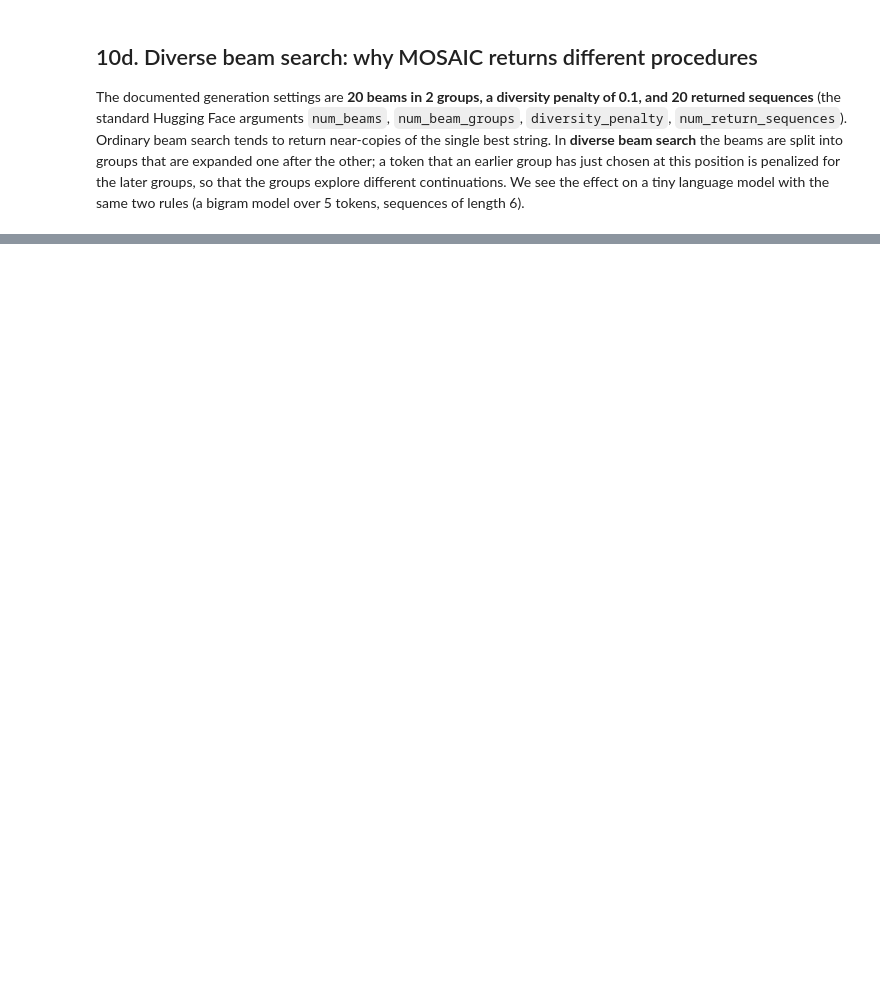
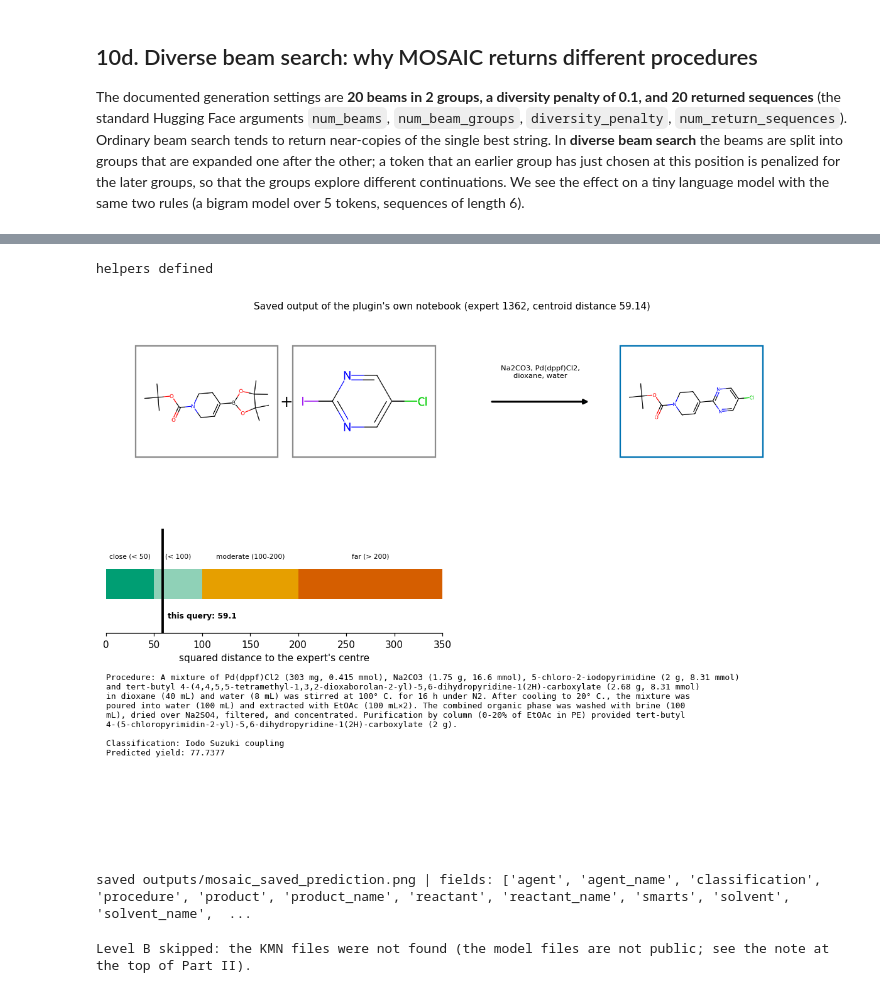
Before and after one commit to vbatista73/lecturenotes, a Jupyter notebook: chem584/Noteb/Blogs/B6c_mosaic_primer_colab.ipynb, the cells around one changed output, grey strips where cells are left out. Drawn from its saved outputs; the diff is of its cells as text; code cells hidden in the pictures; blank space fills up the shorter version.

Commit message:
Update CHEM584 notebooks

```diff
--- a/chem584/Noteb/Blogs/B6c_mosaic_primer_colab.ipynb
+++ b/chem584/Noteb/Blogs/B6c_mosaic_primer_colab.ipynb
@@ -835,0 +1178,66 @@ if not predictions: print("no model predictions in this session: only the Level
+# %%
+# ---------- Level A helpers: draw a prediction (reaction scheme, confidence gauge, domain composition, text) ----------
+from matplotlib.offsetbox import AnnotationBbox, OffsetImage, TextArea
+def draw_molecule(ax, smiles, xy, size=(360, 280), zoom=0.40, edge="0.55"):
+    mol = Chem.MolFromSmiles(smiles) if HAVE_RDKIT else None
+    box = OffsetImage(np.asarray(Draw.MolToImage(mol, size=size)), zoom=zoom) if mol is not None else TextArea(chr(10).join(textwrap.wrap(smiles, 20)), textprops=dict(fontsize=6.5, family="monospace"))
+    ax.add_artist(AnnotationBbox(box, xy, frameon=True, bboxprops=dict(edgecolor=edge, lw=1.5, facecolor="white"), pad=0.2))
+def draw_scheme(ax, reactants, products, conditions):
+    x = 0.0
+    for i, s in enumerate(reactants):
+        draw_molecule(ax, s, (x, 0)); x += 1.25
+        if i < len(reactants) - 1: ax.text(x - 0.62, 0, "+", ha="center", va="center", fontsize=16)
+    ax.annotate("", xy=(x + 0.55, 0), xytext=(x - 0.25, 0), arrowprops=dict(arrowstyle="-|>", lw=2)); ax.text(x + 0.15, 0.2, textwrap.fill(conditions, 26), ha="center", va="bottom", fontsize=7.5); x += 1.35
+    for s in products: draw_molecule(ax, s, (x, 0), edge="#0072B2"); x += 1.25
+    ax.set_xlim(-0.8, x - 0.4); ax.set_ylim(-0.75, 0.75); ax.axis("off")
+def draw_confidence(ax, distance, label="this query"):
+    for a, b, c, t in [(0, 50, "#009E73", "close (< 50)"), (50, 100, "#8FD1B7", "(< 100)"), (100, 200, "#E69F00", "moderate (100-200)"), (200, 350, "#D55E00", "far (> 200)")]:
+        ax.barh(0, b - a, left=a, color=c, height=0.5); ax.text((a + b) / 2, 0.42, t, ha="center", fontsize=7)
+    if distance is not None: ax.axvline(distance, color="k", lw=2.5); ax.text(distance + 5, -0.55, f"{label}: {distance:.1f}", ha="left", fontsize=8, fontweight="bold")
+    ax.set(xlim=(0, 350), ylim=(-0.8, 0.9), yticks=[], xlabel="squared distance to the expert's centre"); ax.spines["left"].set_visible(False)
+def show_plugin_prediction(rec, distance=None, composition=None, title=""):
+    fig = plt.figure(figsize=(11, 8.2)); gs = fig.add_gridspec(3, 2, height_ratios=[1.5, 0.9, 1.5])
+    ax0 = fig.add_subplot(gs[0, :]); cond = ", ".join(rec.get("agent_name", []) + rec.get("solvent_name", [])); draw_scheme(ax0, rec["reactant"], rec["product"], cond); ax0.set_title(title, fontsize=10)
+    draw_confidence(fig.add_subplot(gs[1, 0]), distance)
+    ax2 = fig.add_subplot(gs[1, 1])
+    if composition:
+        names = list(composition)[::-1]; ax2.barh(range(len(names)), [composition[n] for n in names], color="#0072B2"); ax2.set_yticks(range(len(names))); ax2.set_yticklabels([textwrap.shorten(n, 34) for n in names], fontsize=7); ax2.set_xlabel("% of the expert's training reactions")
+    else: ax2.axis("off")
+    ax3 = fig.add_subplot(gs[2, :]); ax3.axis("off")
+    y = rec.get("yields", ["-"]); txt = "Procedure: " + textwrap.fill(rec["procedure"][:900], 120) + chr(10) + chr(10) + "Classification: " + rec["classification"] + chr(10) + "Predicted yield: " + str(y[0] if isinstance(y, list) else y)
+    ax3.text(0, 1, txt, va="top", fontsize=8.5, family="monospace"); plt.tight_layout(); return fig
+print("helpers defined")
+# %% [output]
+helpers defined
+# %%
+# ---------- Level A: the REAL SAVED OUTPUT of the plugin's notebook (expert 1362, a Suzuki coupling) ----------
+fig = show_plugin_prediction(rec, distance=59.1407, composition=None, title="Saved output of the plugin's own notebook (expert 1362, centroid distance 59.14)")
+OUT = Path("outputs"); OUT.mkdir(exist_ok=True); fig.savefig(OUT / "mosaic_saved_prediction.png", dpi=140); plt.show()
+print("saved", OUT / "mosaic_saved_prediction.png", "| fields:", sorted(rec))
+# %% [output]
+[figure, added]
+saved outputs/mosaic_saved_prediction.png | fields: ['agent', 'agent_name', 'classification', 'procedure', 'product', 'product_name', 'reactant', 'reactant_name', 'smarts', 'solvent', 'solvent_name',  ...
+# %%
+# ---------- Level B: SFP, the kernel metric network + FAISS index + training-reaction table ----------
+SAVED_SUZUKI = {"experts": {1362: 59.1407, 1058: 87.5079}, "reference": {216640: 28.226}}              # the plugin's saved notebook, for this query
+sfp = None
+if CAN_B:
+    import yaml
+    cfg = {"files": {"model_cpth_path": str(FOUND["KMN weights"]), "sfp_index_path": str(FOUND["FAISS index"]), "sfp_pkl_path": str(FOUND["reaction table"])},
+           "kmn_parameters": {"fingerprint_dimension": 1024, "num_experts": 2285, "num_cells": 5}}                 # num_experts = the KMN's output size (the plugin's template says 2285)
+    Path("kmn_config.yml").write_text(yaml.safe_dump(cfg))
+    try:
+        from mosaicplugin.mosaicSFP import SFP
+        sfp = SFP("kmn_config.yml"); sfp.welcome()
+        cc, rs = sfp.distance_metrics(QUERY, n_experts=N_EXPERTS, n_reactions=N_REFERENCES)
+        print(pd.DataFrame({"expert id": list(cc), "centroid distance (squared L2)": list(cc.values())}).to_string(index=False))
+        print(pd.DataFrame({"reference reaction id": list(rs), "distance (squared L2)": list(rs.values())}).to_string(index=False))
+        print("\nthe plugin's saved notebook gave for this query: experts", SAVED_SUZUKI["experts"], "| nearest reaction", SAVED_SUZUKI["reference"])
+        for eid in list(cc)[:1]: sfp.show_expert_domain_info(eid)
+        rid = list(rs)[0]; print("\nnearest training reaction:", sfp.reference_rxn(rid)); print(textwrap.fill(str(sfp.reference_rxn_procedure(rid)), 120))
+    except Exception as e:
+        print("running SFP failed:", type(e).__name__, str(e)[:400], "\n-> check the file paths above and the versions (the package pins numpy 1.23.5, pandas 1.5.3, rdkit 2024.09.3)"); sfp = None
+else:
+    print("Level B skipped: the KMN files were not found (the model files are not public; see the note at the top of Part II).")
+# %% [output]
+Level B skipped: the KMN files were not found (the model files are not public; see the note at the top of Part II).
```
Also changed, not shown: parts of 64 cells of this notebook, 2 other files.
